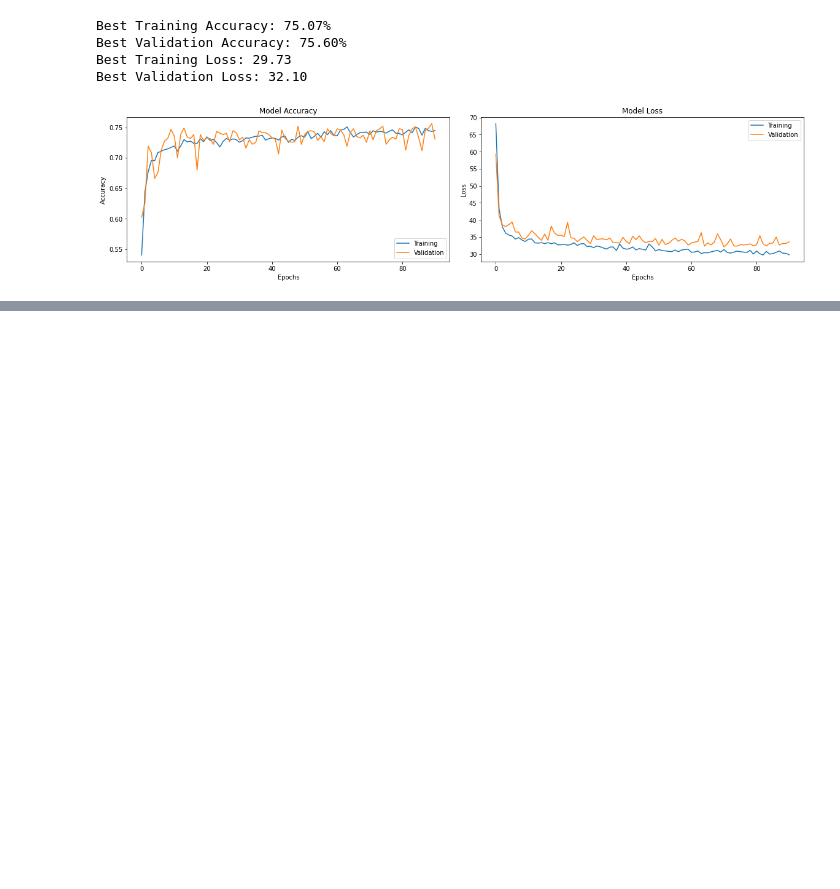
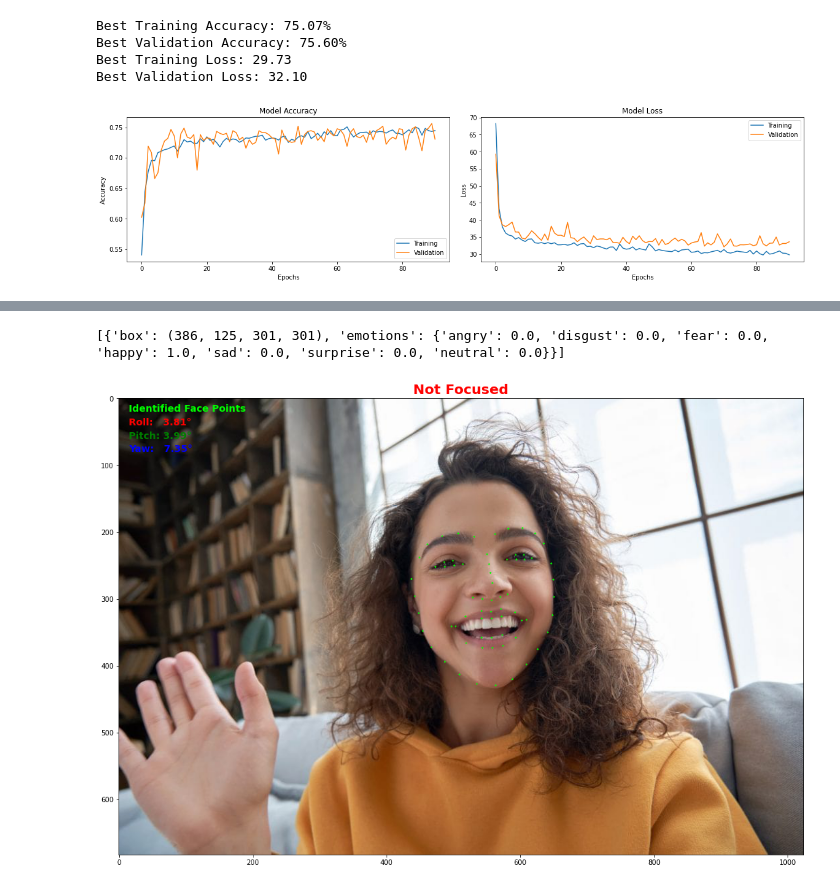
Before and after one commit to justinliu23/Alert.AI, a Jupyter notebook: Face_Pose_Estimator.ipynb, the cells around one changed output, grey strips where cells are left out. Cells and saved outputs as stored; diff of their text form; code cells hidden in the pictures; blank space fills up the shorter version.

Commit message:
Updated prediction method

```diff
--- a/Face_Pose_Estimator.ipynb
+++ b/Face_Pose_Estimator.ipynb
@@ -294,0 +272,7 @@ print(score)
+# %%
+def wrapper(encoded_string):
+  imgdata = base64.b64decode(encoded_string)
+  filename = "output.jpg"
+  with open(filename, "wb") as f:
+    f.write(imgdata)
+    f.close()
@@ -294,0 +349,11 @@ print(score)
+# %%
+# TEST THE PREDICTION!!!
+with open("zoom1.jpg", "rb") as img_file:
+    wrapper(base64.b64encode(img_file.read()))
+    focus_score = face_recognition('output.jpg')
+
+
+# img_file.close()
+# %% [output]
+[{'box': (386, 125, 301, 301), 'emotions': {'angry': 0.0, 'disgust': 0.0, 'fear': 0.0, 'happy': 1.0, 'sad': 0.0, 'surprise': 0.0, 'neutral': 0.0}}]
+[figure, added]
```
Also changed, not shown: parts of 9 cells of this notebook.
